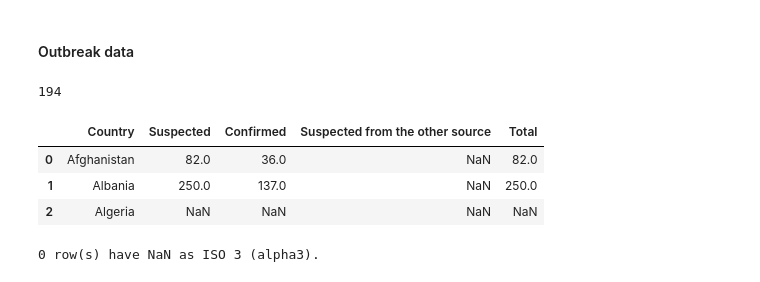
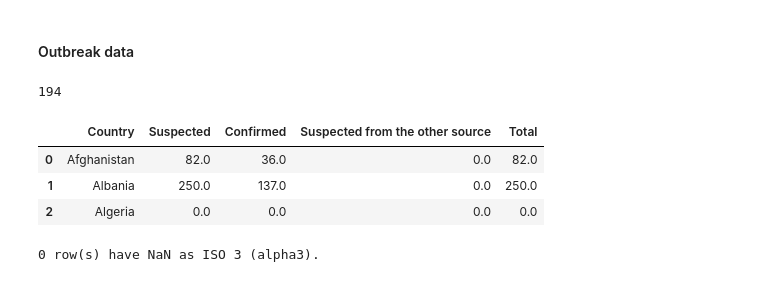
Before and after one commit to enshengdong/measles, a Jupyter notebook: Measles_Risk_County.ipynb, the cells around one changed output. Drawn from its saved outputs; the diff is of its cells as text; code cells hidden in the pictures.

```diff
--- a/Measles_Risk_County.ipynb
+++ b/Measles_Risk_County.ipynb
@@ -79,16 +79,18 @@ df_pop.head(5)
 # %%
 # note: update names - Saint Vincent and the Grenadines -> Saint Vincent and Grenadines; United Republic of Tanzania -> Tanzania
 in_table = r'C:\Users\Ensheng\Desktop\mapping\diffusion_model\Original_infectedCountries2019Lauren.csv'
 df_outbreak_raw = pd.read_csv(in_table)
 df_outbreak_raw['Total'] = df_outbreak_raw[["Suspected", "Confirmed", "Suspected from the other source"]].max(axis=1)
+#df_outbreak_raw['Total'] = df_outbreak_raw["Suspected"]
+df_outbreak_raw = df_outbreak_raw.fillna(0) # replace NaN with 0, optional, won't affect the output
 print(len(df_outbreak_raw))
 df_outbreak_raw.head(3)
 # %% [output]
 194
 |  | Country | Suspected | Confirmed | Suspected from the other source | Total |
-| 0 | Afghanistan | 82.0 | 36.0 | NaN | 82.0 |
-| 1 | Albania | 250.0 | 137.0 | NaN | 250.0 |
-| 2 | Algeria | NaN | NaN | NaN | NaN |
+| 0 | Afghanistan | 82.0 | 36.0 | 0.0 | 82.0 |
+| 1 | Albania | 250.0 | 137.0 | 0.0 | 250.0 |
+| 2 | Algeria | 0.0 | 0.0 | 0.0 | 0.0 |
 # %%
 df_outbreak = pd.merge(df_outbreak_raw, df_pop, how='left', left_on='Country',right_on='Country')
 df_outbreak = df_outbreak[['alpha3', 'Country', 'Total', year_pop]]
```
Also changed, not shown: parts of 41 cells of this notebook.
